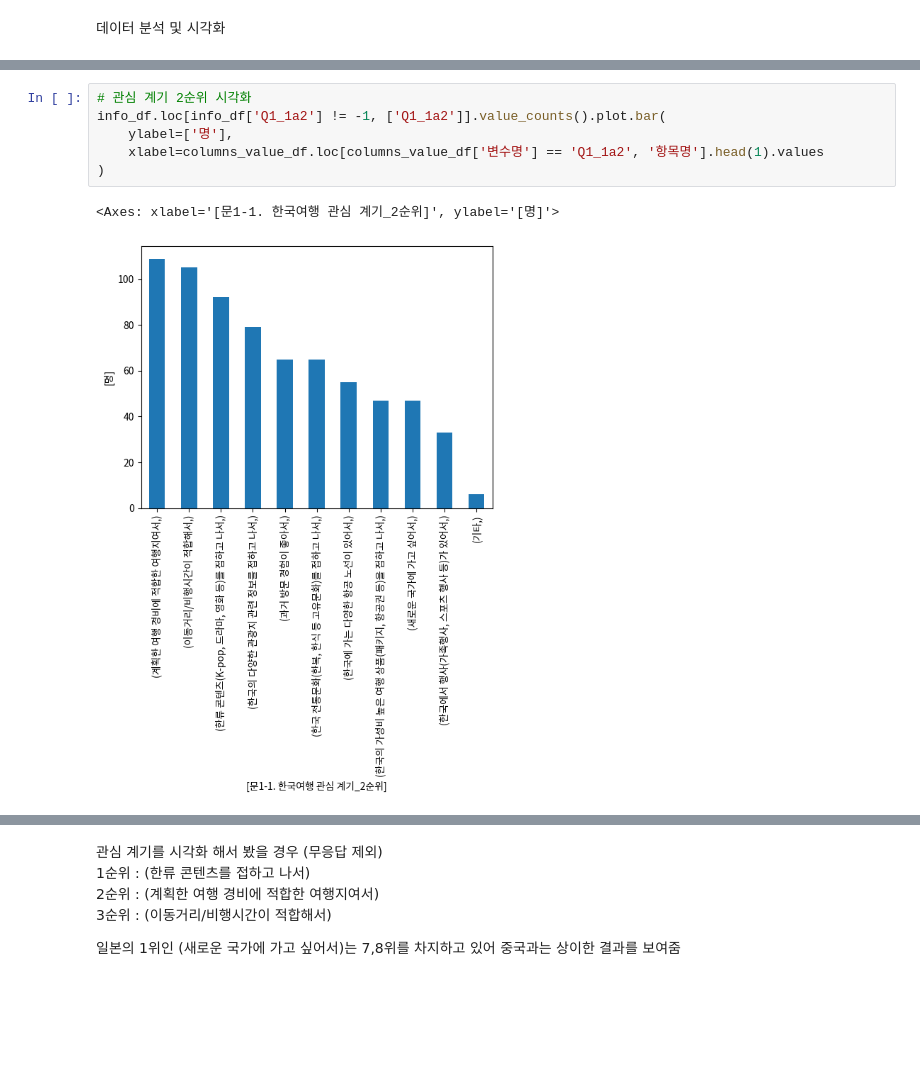
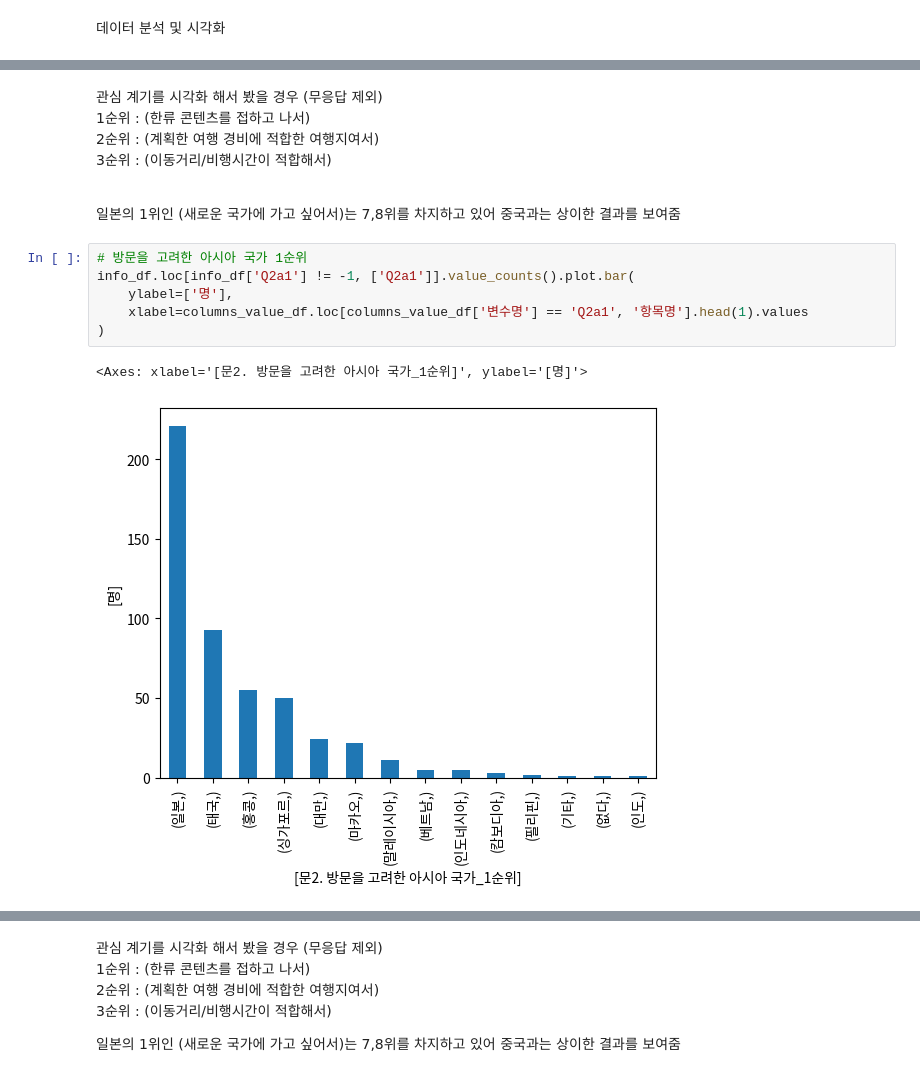
Before and after one commit to kKn00077/techit-travel-data-analysis, a Jupyter notebook: china.ipynb, the cells around one changed output, grey strips where cells are left out. Cells and saved outputs as stored; diff of their text form; blank space fills up the shorter version.

```diff
--- a/china.ipynb
+++ b/china.ipynb
@@ -208,12 +280,19 @@ info_df.loc[info_df['Q1_1a1'] != -1, ['Q1_1a1']].value_counts().plot.bar(
 # %% [output]
 <Axes: xlabel='[문1-1. 한국여행 관심 계기_1순위]', ylabel='[명]'>
 [figure]
+# %% [markdown]
+관심 계기를 시각화 해서 봤을 경우 (무응답 제외) <BR>
+1순위 : (한류 콘텐츠를 접하고 나서) <BR>
+2순위 : (계획한 여행 경비에 적합한 여행지여서) <BR>
+3순위 : (이동거리/비행시간이 적합해서) <BR><BR>
+
+일본의 1위인 (새로운 국가에 가고 싶어서)는 7,8위를 차지하고 있어 중국과는 상이한 결과를 보여줌
 # %%
-# 관심 계기 2순위 시각화
-info_df.loc[info_df['Q1_1a2'] != -1, ['Q1_1a2']].value_counts().plot.bar(
+# 방문을 고려한 아시아 국가 1순위
+info_df.loc[info_df['Q2a1'] != -1, ['Q2a1']].value_counts().plot.bar(
     ylabel=['명'],
-    xlabel=columns_value_df.loc[columns_value_df['변수명'] == 'Q1_1a2', '항목명'].head(1).values
+    xlabel=columns_value_df.loc[columns_value_df['변수명'] == 'Q2a1', '항목명'].head(1).values
 )
 # %% [output]
-<Axes: xlabel='[문1-1. 한국여행 관심 계기_2순위]', ylabel='[명]'>
+<Axes: xlabel='[문2. 방문을 고려한 아시아 국가_1순위]', ylabel='[명]'>
-[figure, old version]
+[figure, new version]
```
Also changed, not shown: parts of 9 cells of this notebook.
